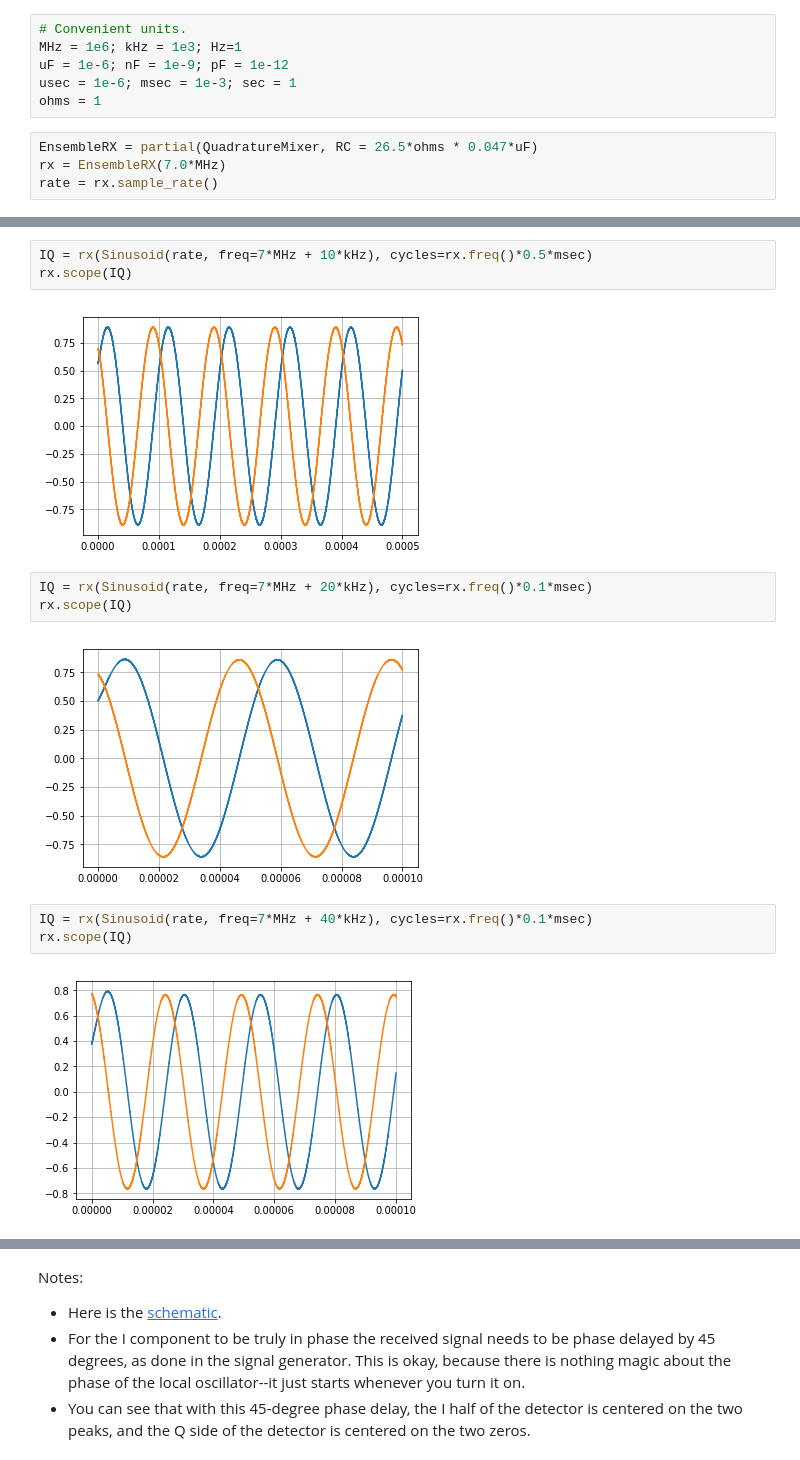
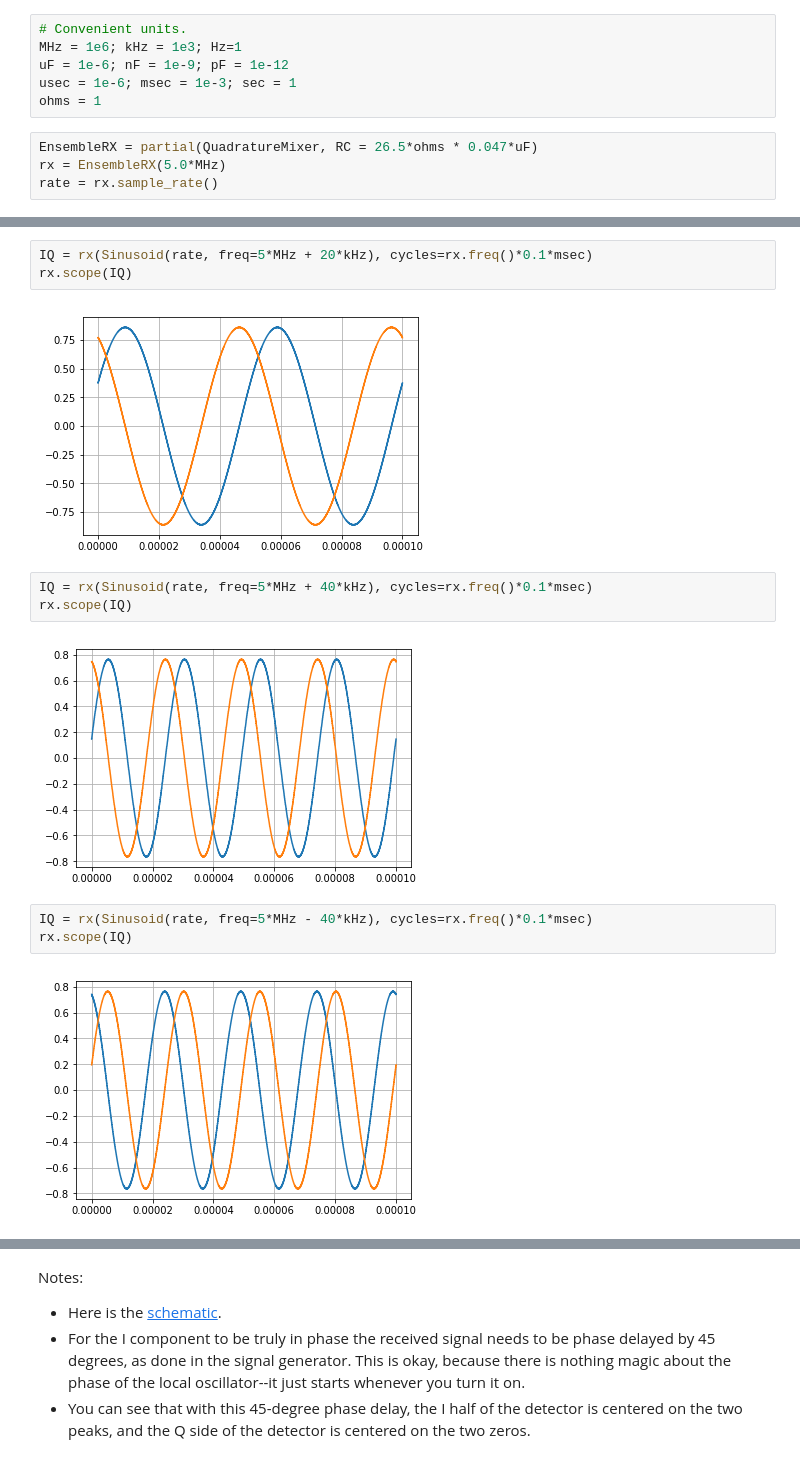
Before and after one commit to ttdoucet/qsd-mixer, a Jupyter notebook: mixer_nb.ipynb, the cells around one changed output, grey strips where cells are left out. Drawn from its saved outputs; the diff is of its cells as text.

```diff
--- a/mixer_nb.ipynb
+++ b/mixer_nb.ipynb
@@ -99,6 +99,6 @@ usec = 1e-6; msec = 1e-3; sec = 1
 ohms = 1
 # %%
 EnsembleRX = partial(QuadratureMixer, RC = 26.5*ohms * 0.047*uF)
-rx = EnsembleRX(7.0*MHz)
+rx = EnsembleRX(5.0*MHz)
 rate = rx.sample_rate()
 # %%
@@ -114,15 +123,15 @@ rx.scope(IQ)
 # %%
-IQ = rx(Sinusoid(rate, freq=7*MHz + 10*kHz), cycles=rx.freq()*0.5*msec)
+IQ = rx(Sinusoid(rate, freq=5*MHz + 20*kHz), cycles=rx.freq()*0.1*msec)
 rx.scope(IQ)
 # %% [output]
-[figure, old version]
+[figure, new version]
 # %%
-IQ = rx(Sinusoid(rate, freq=7*MHz + 20*kHz), cycles=rx.freq()*0.1*msec)
+IQ = rx(Sinusoid(rate, freq=5*MHz + 40*kHz), cycles=rx.freq()*0.1*msec)
 rx.scope(IQ)
 # %% [output]
-[figure, old version]
+[figure, new version]
 # %%
-IQ = rx(Sinusoid(rate, freq=7*MHz + 40*kHz), cycles=rx.freq()*0.1*msec)
+IQ = rx(Sinusoid(rate, freq=5*MHz - 40*kHz), cycles=rx.freq()*0.1*msec)
 rx.scope(IQ)
 # %% [output]
-[figure, old version]
+[figure, new version]
```
Also changed, not shown: parts of 9 cells of this notebook.
